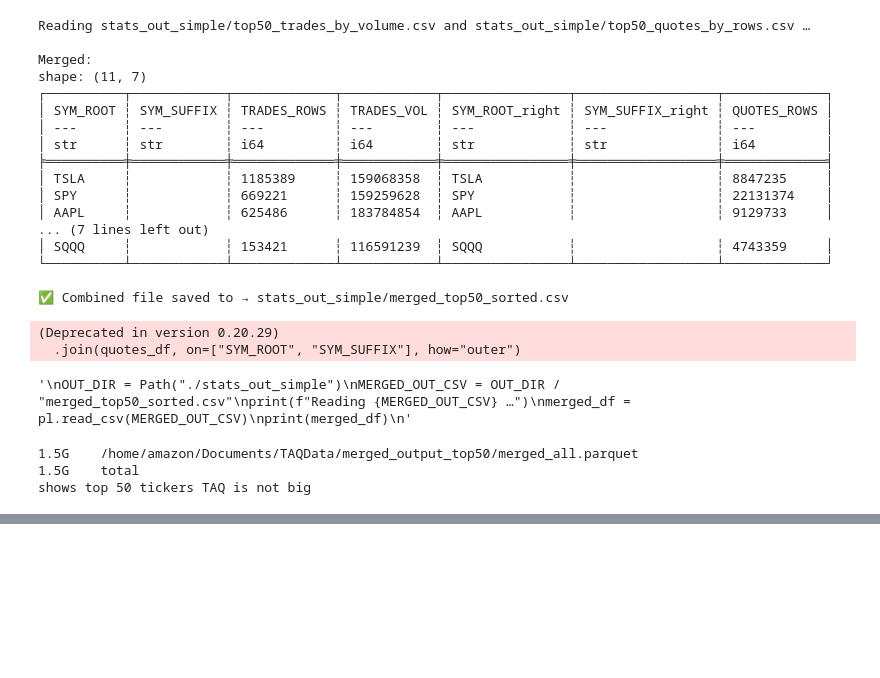
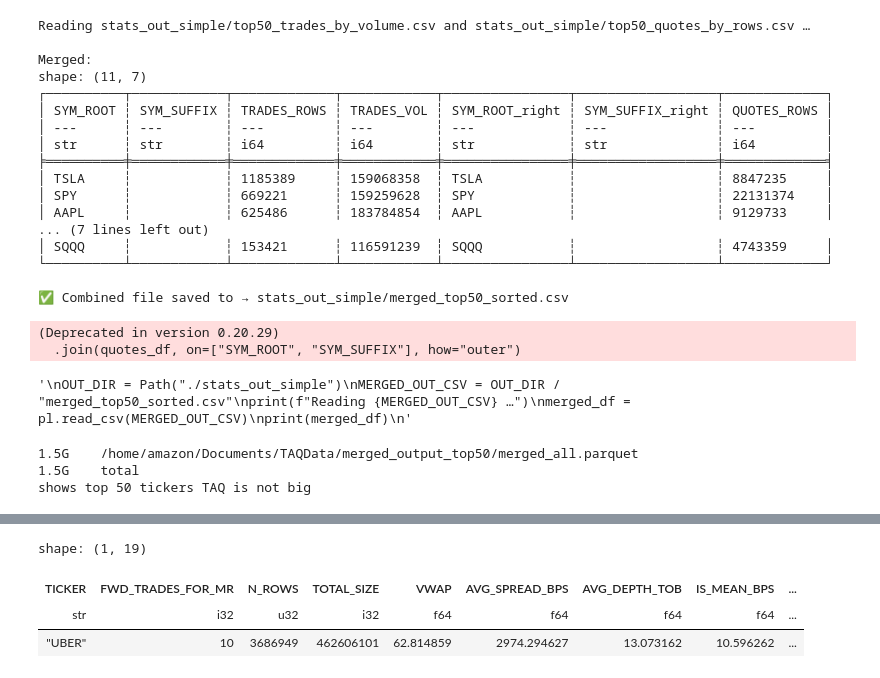
Before and after one commit to abhinavarorags/WithAmitG, a Jupyter notebook: TAQCode/exploration.ipynb, the cells around one changed output, grey strips where cells are left out. Cells and saved outputs as stored; diff of their text form; code cells hidden in the pictures; blank space fills up the shorter version.

```diff
--- a/TAQCode/exploration.ipynb
+++ b/TAQCode/exploration.ipynb
@@ -371,0 +372,7 @@ shape: (1, 19)
+# %%
+summary_df
+# %% [output]
+shape: (1, 19)
+| TICKER | FWD_TRADES_FOR_MR | N_ROWS | TOTAL_SIZE | VWAP | AVG_SPREAD_BPS | AVG_DEPTH_TOB | IS_MEAN_BPS | ... |
+| str | i32 | u32 | i32 | f64 | f64 | f64 | f64 | ... |
+| "UBER" | 10 | 3686949 | 462606101 | 62.814859 | 2974.294627 | 13.073162 | 10.596262 | ... |
```
Also changed, not shown: parts of 5 cells of this notebook, 3 other files.
